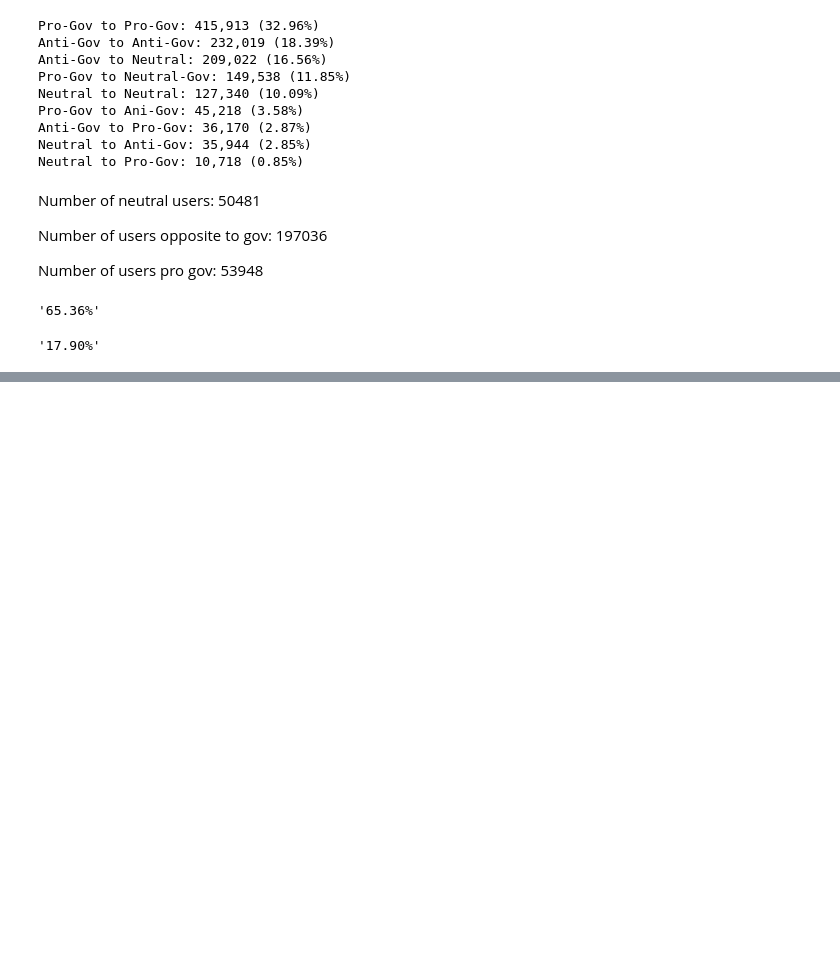
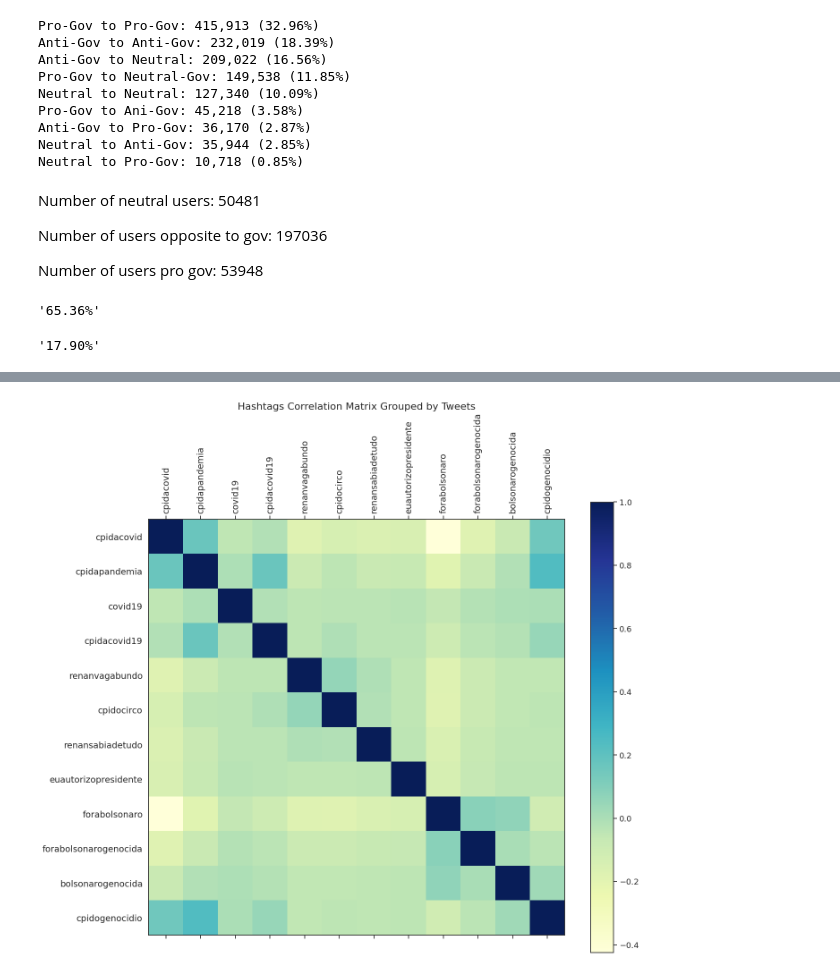
Before and after one commit to lucasraniere/twitter-cpi-case-study, a Jupyter notebook: hashtags_validation.ipynb, the cells around one changed output, grey strips where cells are left out. Drawn from its saved outputs; the diff is of its cells as text; code cells hidden in the pictures; blank space fills up the shorter version.

```diff
--- a/hashtags_validation.ipynb
+++ b/hashtags_validation.ipynb
@@ -1013,0 +1106,8 @@ percentage(53948, total_users)
+# %%
+def return_hashtag_row(hashtags: list):
+    hashtags_low = [hashtag.lower() for hashtag in hashtags if hashtag.lower() in selected_hashtags]
+    used_hashtags = [0 for x in range(12)]
+    for hashtag in hashtags_low:
+        used_hashtags[selected_hashtags.index(hashtag)] = 1
+
+    return used_hashtags
@@ -1013,0 +1142,3 @@ percentage(53948, total_users)
+# %%
+corr = df_hash_usage.corr(method='pearson', min_periods=1, numeric_only=True)
+corr.head()
@@ -1013,0 +1152,13 @@ percentage(53948, total_users)
+# %%
+f = plt.figure(figsize=(15, 13))
+plt.matshow(corr, fignum=f.number, cmap='YlGnBu')
+#plt.matshow(corr, fignum=f.number, cmap='Reds')
+plt.xticks(range(df.select_dtypes(['number']).shape[1]), df.select_dtypes(['number']).columns, fontsize=14, rotation=90)
+plt.yticks(range(df.select_dtypes(['number']).shape[1]), df.select_dtypes(['number']).columns, fontsize=14)
+cb = plt.colorbar()
+cb.ax.tick_params(labelsize=13)
+plt.title('Hashtags Correlation Matrix Grouped by Tweets', fontsize=16);
+#plt.savefig('correlation_tweets.png')
+plt.show()
+# %% [output]
+[figure, added]
```
Also changed, not shown: parts of 46 cells of this notebook, 3 other files.
